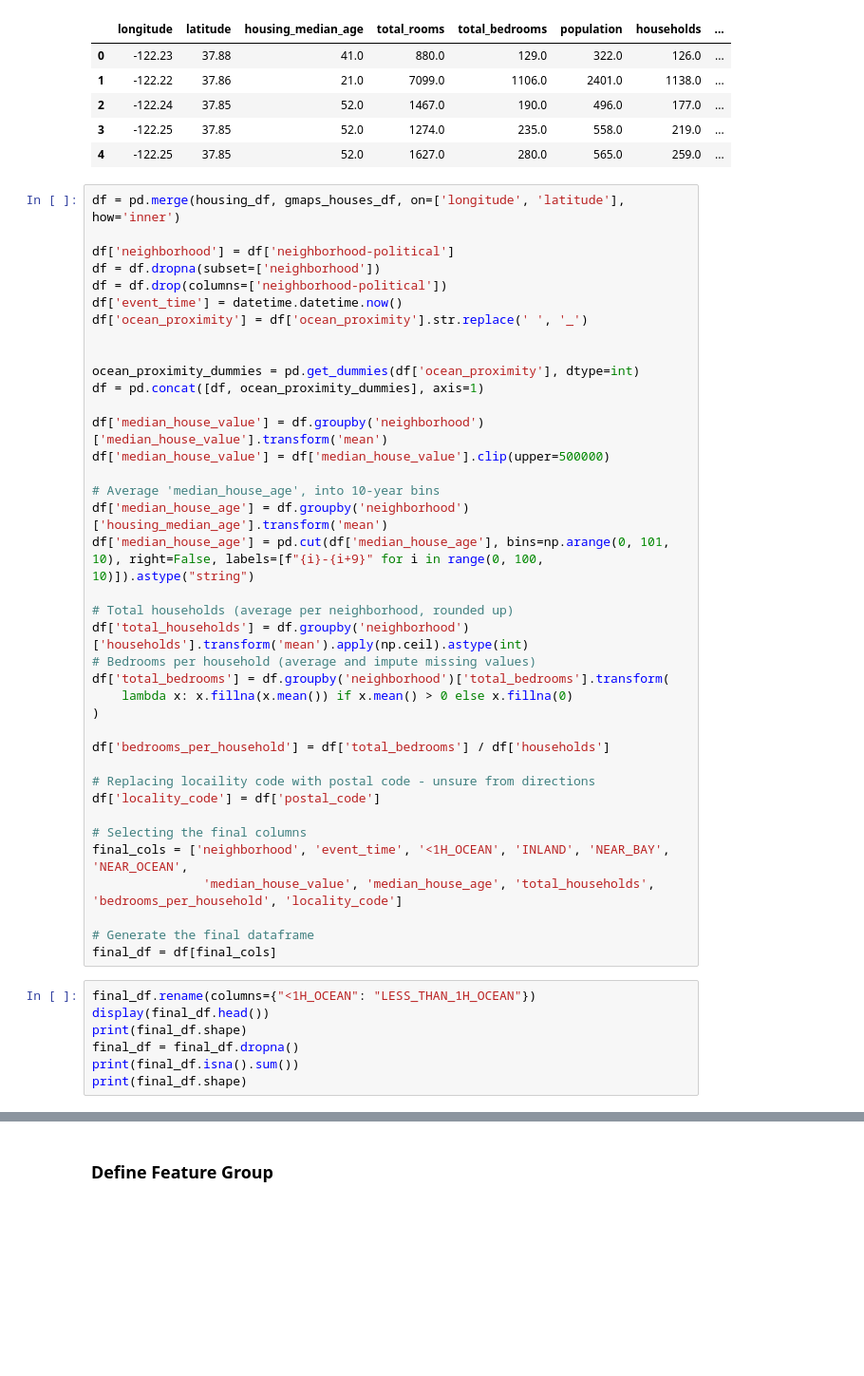
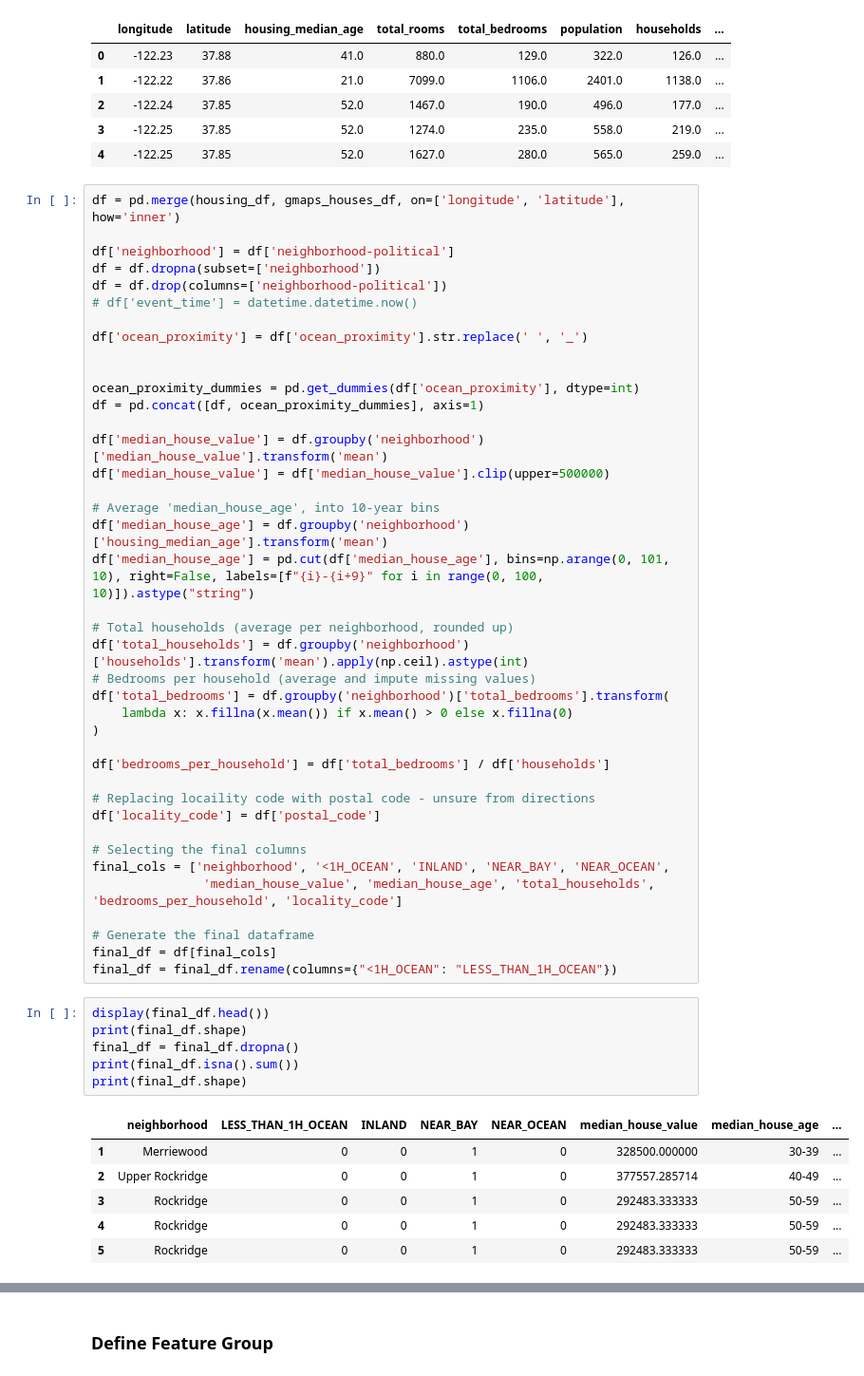
Before and after one commit to samancha/aws-mlops, a Jupyter notebook: feature_store/SteveAmancha_Assignment3.1.ipynb, the cells around one changed output, grey strips where cells are left out. Shown at 95% size. Drawn from its saved outputs; the diff is of its cells as text; blank space fills up the shorter version.

```diff
--- a/feature_store/SteveAmancha_Assignment3.1.ipynb
+++ b/feature_store/SteveAmancha_Assignment3.1.ipynb
@@ -60,7 +60,8 @@ df = pd.merge(housing_df, gmaps_houses_df, on=['longitude', 'latitude'], how='in
 df['neighborhood'] = df['neighborhood-political']
 df = df.dropna(subset=['neighborhood'])
 df = df.drop(columns=['neighborhood-political'])
-df['event_time'] = datetime.datetime.now()
+# df['event_time'] = datetime.datetime.now()
+
 df['ocean_proximity'] = df['ocean_proximity'].str.replace(' ', '_')
 
 
@@ -87,15 +88,22 @@ df['bedrooms_per_household'] = df['total_bedrooms'] / df['households']
 df['locality_code'] = df['postal_code']
 
 # Selecting the final columns
-final_cols = ['neighborhood', 'event_time', '<1H_OCEAN', 'INLAND', 'NEAR_BAY', 'NEAR_OCEAN',
+final_cols = ['neighborhood', '<1H_OCEAN', 'INLAND', 'NEAR_BAY', 'NEAR_OCEAN',
                'median_house_value', 'median_house_age', 'total_households', 'bedrooms_per_household', 'locality_code']
 
 # Generate the final dataframe
 final_df = df[final_cols]
+final_df = final_df.rename(columns={"<1H_OCEAN": "LESS_THAN_1H_OCEAN"})
 # %%
-final_df.rename(columns={"<1H_OCEAN": "LESS_THAN_1H_OCEAN"})
 display(final_df.head())
 print(final_df.shape)
 final_df = final_df.dropna()
 print(final_df.isna().sum())
 print(final_df.shape)
+# %% [output]
+|  | neighborhood | LESS_THAN_1H_OCEAN | INLAND | NEAR_BAY | NEAR_OCEAN | median_house_value | median_house_age | ... |
+| 1 | Merriewood | 0 | 0 | 1 | 0 | 328500.000000 | 30-39 | ... |
+| 2 | Upper Rockridge | 0 | 0 | 1 | 0 | 377557.285714 | 40-49 | ... |
+| 3 | Rockridge | 0 | 0 | 1 | 0 | 292483.333333 | 50-59 | ... |
+| 4 | Rockridge | 0 | 0 | 1 | 0 | 292483.333333 | 50-59 | ... |
+| 5 | Rockridge | 0 | 0 | 1 | 0 | 292483.333333 | 50-59 | ... |
```
Also changed, not shown: parts of 13 cells of this notebook.
